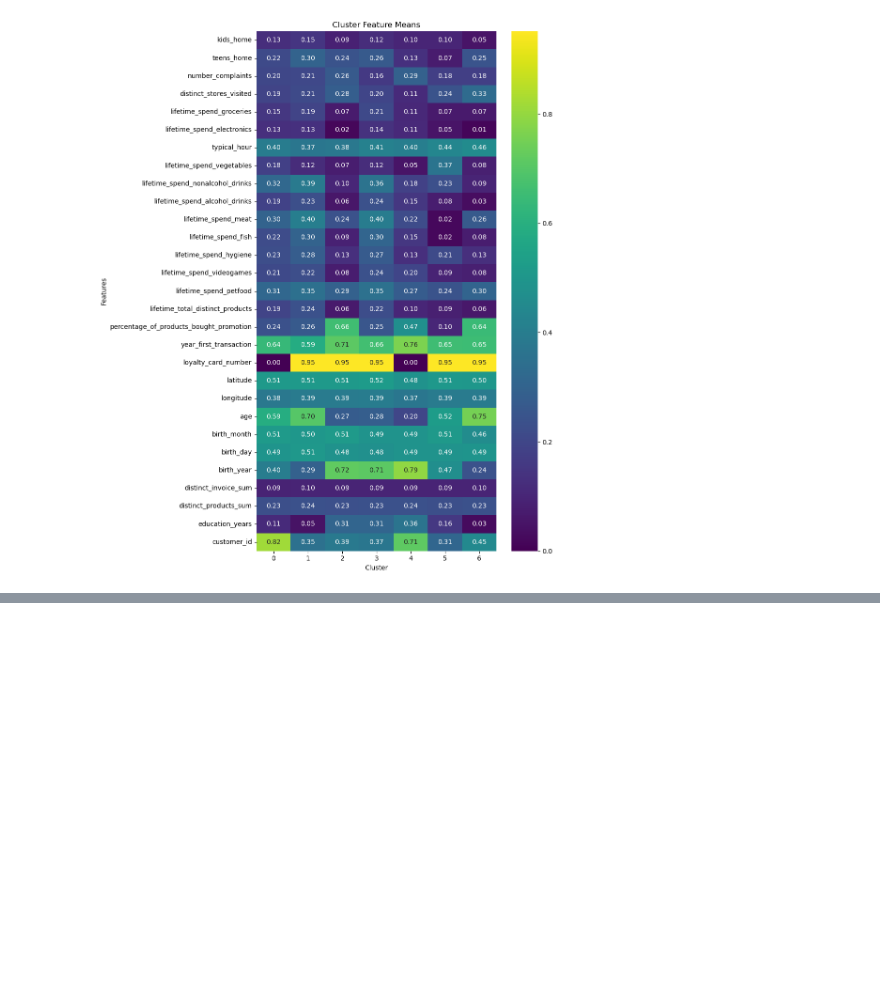
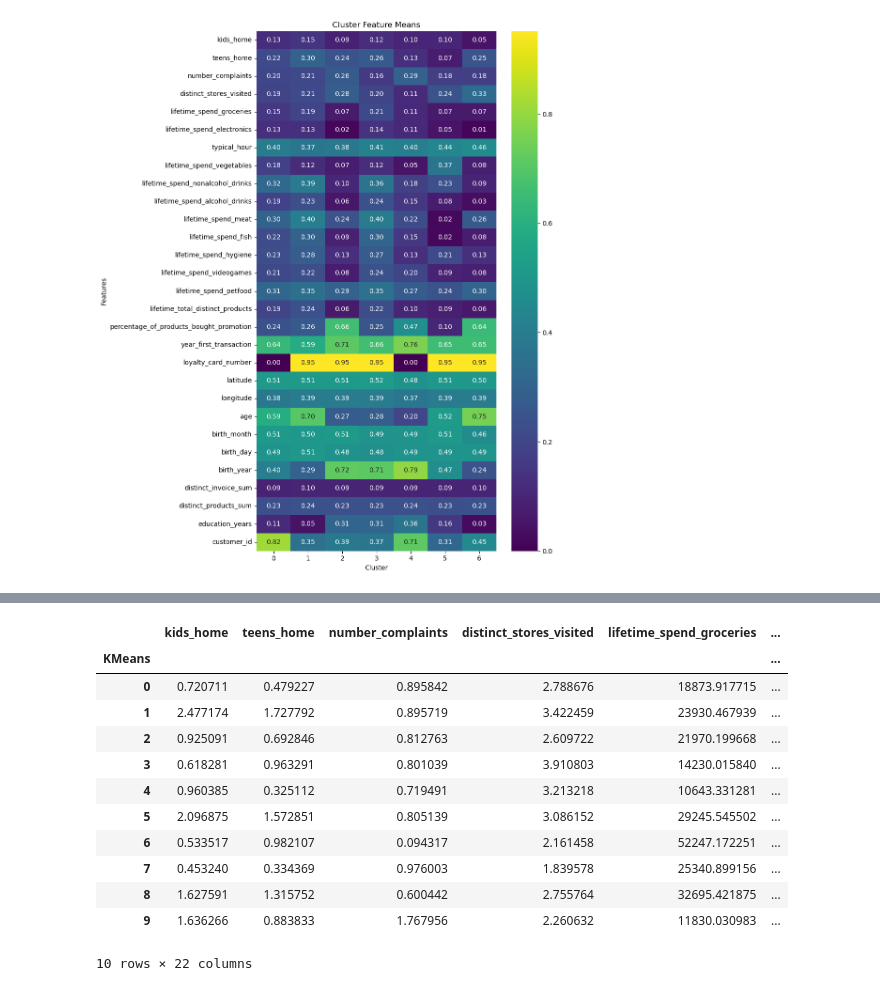
Before and after one commit to beatrizmarques2005/customer_segmentation, a Jupyter notebook: notebook_testing/clustering.ipynb, the cells around one changed output, grey strips where cells are left out. Cells and saved outputs as stored; diff of their text form; code cells hidden in the pictures; blank space fills up the shorter version.

```diff
--- a/notebook_testing/clustering.ipynb
+++ b/notebook_testing/clustering.ipynb
@@ -65,0 +173,16 @@ customer_info_kmeans = kmeans_clustering(customer_info, 5)
+# %%
+customer_info_kmeans.groupby(['KMeans']).mean()
+# %% [output]
+|  | kids_home | teens_home | number_complaints | distinct_stores_visited | lifetime_spend_groceries | ... |
+| KMeans |  |  |  |  |  | ... |
+| 0 | 0.720711 | 0.479227 | 0.895842 | 2.788676 | 18873.917715 | ... |
+| 1 | 2.477174 | 1.727792 | 0.895719 | 3.422459 | 23930.467939 | ... |
+| 2 | 0.925091 | 0.692846 | 0.812763 | 2.609722 | 21970.199668 | ... |
+| 3 | 0.618281 | 0.963291 | 0.801039 | 3.910803 | 14230.015840 | ... |
+| 4 | 0.960385 | 0.325112 | 0.719491 | 3.213218 | 10643.331281 | ... |
+| 5 | 2.096875 | 1.572851 | 0.805139 | 3.086152 | 29245.545502 | ... |
+| 6 | 0.533517 | 0.982107 | 0.094317 | 2.161458 | 52247.172251 | ... |
+| 7 | 0.453240 | 0.334369 | 0.976003 | 1.839578 | 25340.899156 | ... |
+| 8 | 1.627591 | 1.315752 | 0.600442 | 2.755764 | 32695.421875 | ... |
+| 9 | 1.636266 | 0.883833 | 1.767956 | 2.260632 | 11830.030983 | ... |
+10 rows × 22 columns
```
Also changed, not shown: parts of 15 cells of this notebook, 3 other files.
